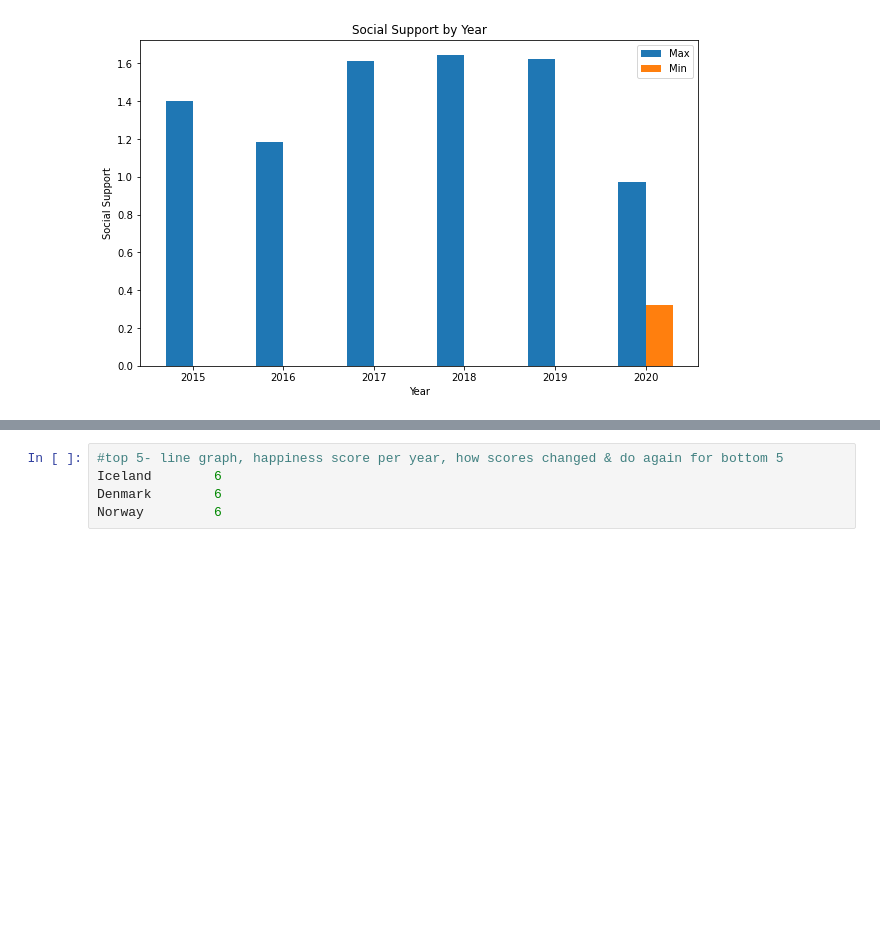
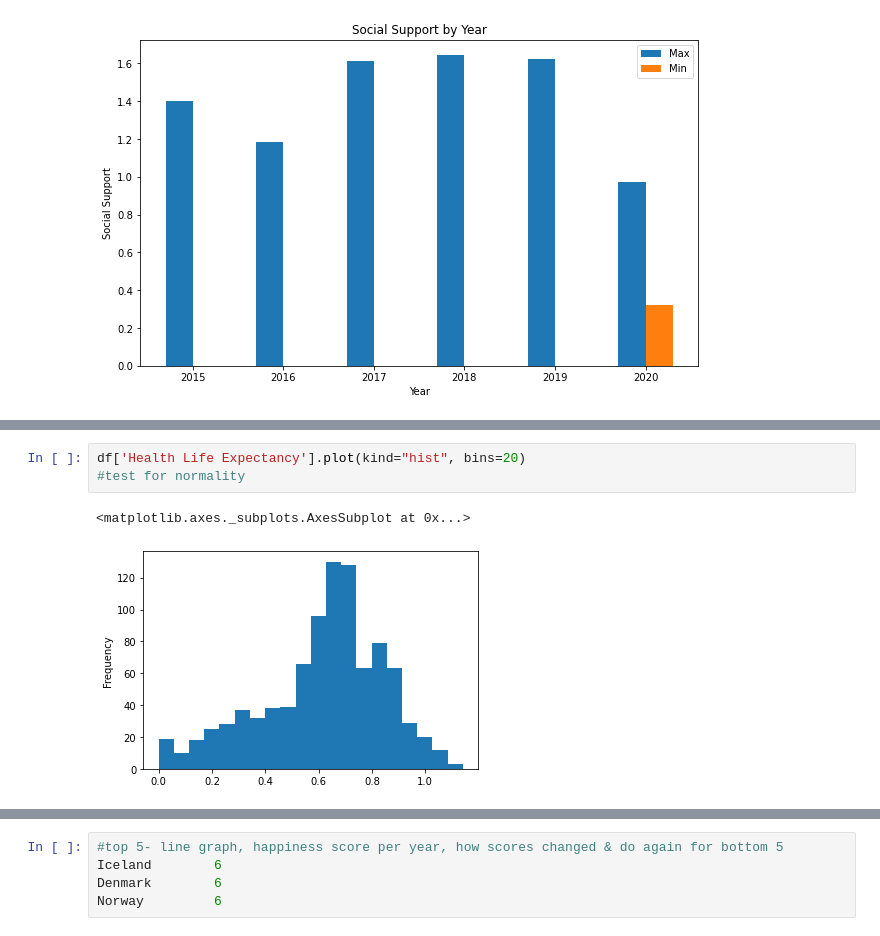
Before and after one commit to alexarnold630/Happiness_Index_Investigation, a Jupyter notebook: Happiness/Top Countries Bar Charts.ipynb, the cells around one changed output, grey strips where cells are left out. Saved outputs shown, nothing was run; the diff lists cells and outputs as text; blank space fills up the shorter version.

```diff
--- a/Happiness/Top Countries Bar Charts.ipynb
+++ b/Happiness/Top Countries Bar Charts.ipynb
@@ -217,0 +301,6 @@ plt.show()
+# %%
+df['Health Life Expectancy'].plot(kind="hist", bins=20)
+#test for normality
+# %% [output]
+<matplotlib.axes._subplots.AxesSubplot at 0x...>
+[figure, added]
```
Also changed, not shown: parts of 16 cells of this notebook, 1 other file.
